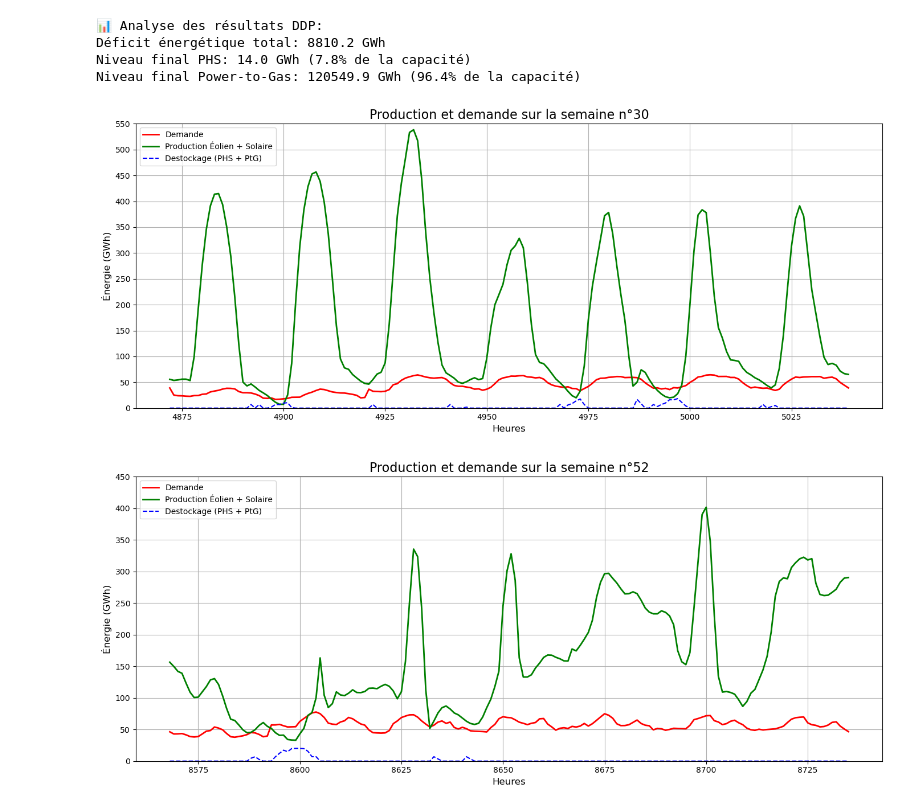
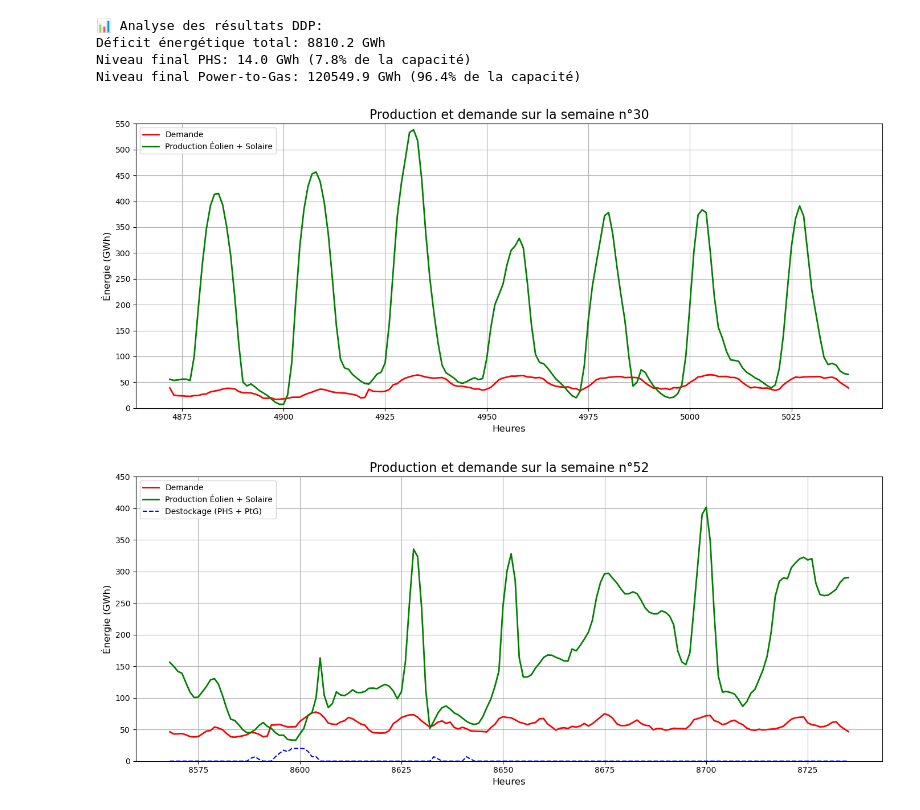
Before and after one commit to saraesk116/projet_optimisation, a Jupyter notebook: Code/test_quirion.ipynb, the cells around one changed output. Drawn from its saved outputs; the diff is of its cells as text; code cells hidden in the pictures.

```diff
--- a/Code/test_quirion.ipynb
+++ b/Code/test_quirion.ipynb
@@ -435,9 +435,12 @@ ptg_out_ddp = [x_hats[t][4] for t in range(T)]      # Index 4 = ptg_out
 deficit_ddp = [x_hats[t][6] for t in range(T)]      # Index 6 = deficit
 
 
+
 # Calcul du déstockage avec les résultats DDP
 destock_ddp = [phs_efficiency * phs_out_ddp[t] + ptg_efficiency * ptg_out_ddp[t]
               for t in range(T)]
+phs_destock = [phs_efficiency * phs_out_ddp[t] for t in range(T)]
+ptg_destock = [ptg_efficiency * ptg_out_ddp[t] for t in range(T)]
 
 # Tracer la demande et la production totale
 semaine = 30 # Aout
@@ -452,41 +455,40 @@ plt.plot(np.arange(T_plot, T_plot+168),
          label='Production Éolien + Solaire', color='green', linewidth=2)
 
 # Optionnel : Ajouter le déstockage
-plt.plot(np.arange(T_plot, T_plot+168),
-         destock_ddp[T_plot:T_plot+168],
-         label='Destockage (PHS + PtG)', color='blue', linestyle='--')
+
+
 
 # Déficit
 #plt.fill_between(np.arange(T_plot, T_plot+168),
 #                 deficit_ddp[T_plot:T_plot+168],
 #                 color='orange', alpha=0.3, label='Déficit')
 
 plt.title(f'Production et demande sur la semaine n°{semaine}', fontsize=16)
 plt.xlabel('Heures', fontsize=12)
 plt.ylabel('Énergie (GWh)', fontsize=12)
 plt.legend(fontsize=10, loc='upper left')
 plt.grid(True)
 plt.tight_layout()
 # Calculer la borne supérieure “ronde” à 50 :
 ymax = max(
     demand[T_plot:T_plot+168].max(),
     (p_solar+ p_wind)[T_plot:T_plot+168].max(),
     np.array(destock_ddp)[T_plot:T_plot+168].max()
 )
 ymax = int(np.ceil(ymax/50) * 50)
 
 # Fixer la limite et les ticks tous les 50 :
 plt.ylim(0, ymax)
 plt.yticks(np.arange(0, ymax+1, 50))
 plt.show()
 
 # Affichage des indicateurs clés
 #print("\n📊 Analyse comparative DDP:")
 #print(f"Déficit total: {sum(deficit_ddp):.1f} GWh")
 #print(f"Niveau final PHS: {x_hats[T-1][2]:.1f} GWh ({(x_hats[T-1][2]/phs_capacity)*100:.1f}% capacité)")
 #print(f"Niveau final PtG: {x_hats[T-1][5]:.1f} GWh ({(x_hats[T-1][5]/ptg_capacity)*100:.1f}% capacité)")
 # %% [output]
-[figure, old version]
+[figure, new version]
 # %%
 demand = df_demand['demande'].values
 N = len(demand)
```
Also changed, not shown: parts of 4 cells of this notebook.
